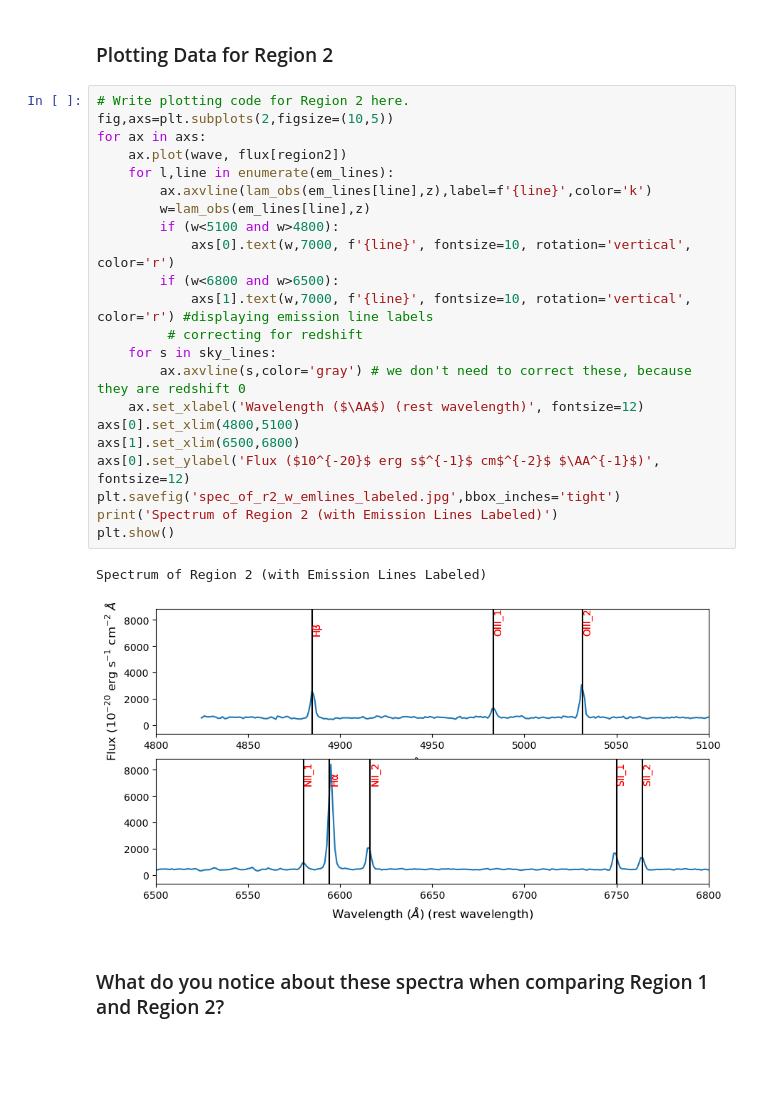
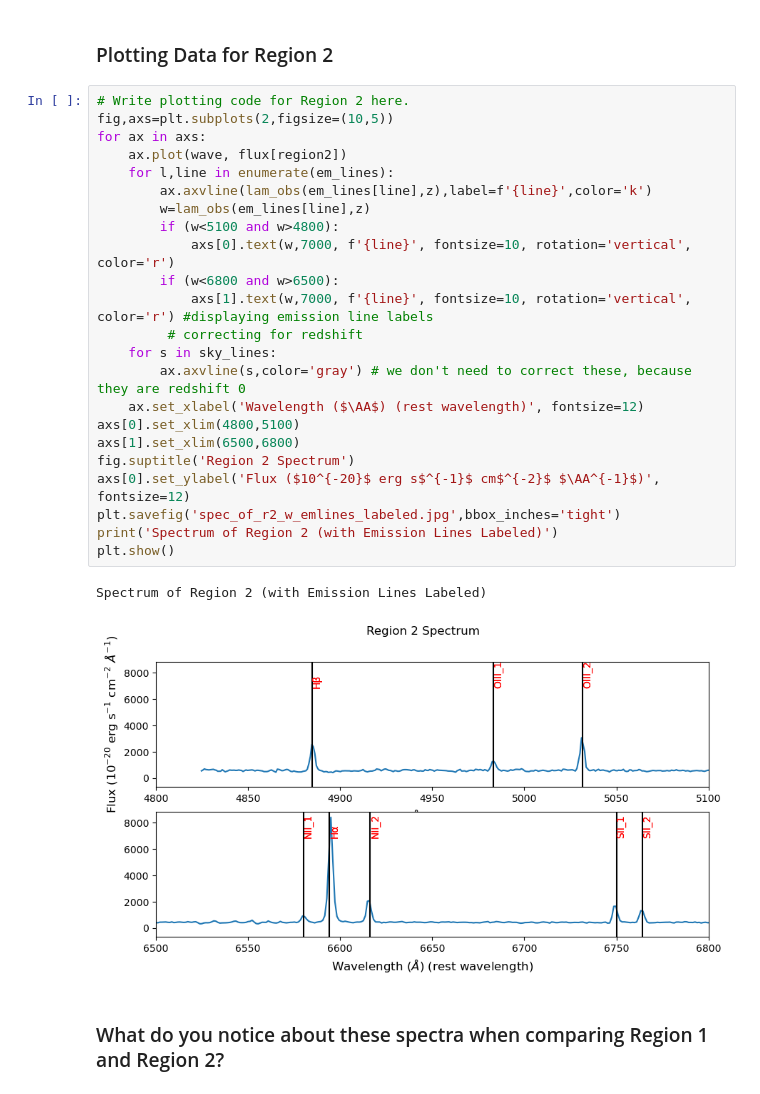
Before and after one commit to myasmedley/HII-Regions-in-NGC-253---Polaris-2026, a Jupyter notebook: PlottingEmissionLines.ipynb, the cells around one changed output. Cells and saved outputs as stored; diff of their text form; blank space fills up the shorter version.

```diff
--- a/PlottingEmissionLines.ipynb
+++ b/PlottingEmissionLines.ipynb
@@ -208,28 +210,29 @@ Now that we have some working code for Region 1, repeat the same plot for Region
 # %%
 # Write plotting code for Region 2 here.
 fig,axs=plt.subplots(2,figsize=(10,5))
 for ax in axs:
     ax.plot(wave, flux[region2])
     for l,line in enumerate(em_lines):
         ax.axvline(lam_obs(em_lines[line],z),label=f'{line}',color='k')
         w=lam_obs(em_lines[line],z)
         if (w<5100 and w>4800):
             axs[0].text(w,7000, f'{line}', fontsize=10, rotation='vertical', color='r')
         if (w<6800 and w>6500):
             axs[1].text(w,7000, f'{line}', fontsize=10, rotation='vertical', color='r') #displaying emission line labels
          # correcting for redshift
     for s in sky_lines:
         ax.axvline(s,color='gray') # we don't need to correct these, because they are redshift 0
     ax.set_xlabel('Wavelength ($\AA$) (rest wavelength)', fontsize=12)
 axs[0].set_xlim(4800,5100)
 axs[1].set_xlim(6500,6800)
+fig.suptitle('Region 2 Spectrum')
 axs[0].set_ylabel('Flux ($10^{-20}$ erg s$^{-1}$ cm$^{-2}$ $\AA^{-1}$)', fontsize=12)
 plt.savefig('spec_of_r2_w_emlines_labeled.jpg',bbox_inches='tight')
 print('Spectrum of Region 2 (with Emission Lines Labeled)')
 plt.show()
 # %% [output]
 Spectrum of Region 2 (with Emission Lines Labeled)
-[figure, old version]
+[figure, new version]
 # %% [markdown]
 ### What do you notice about these spectra when comparing Region 1 and Region 2?
 # %% [markdown]
```
Also changed, not shown: parts of 3 cells of this notebook, 2 other files.
